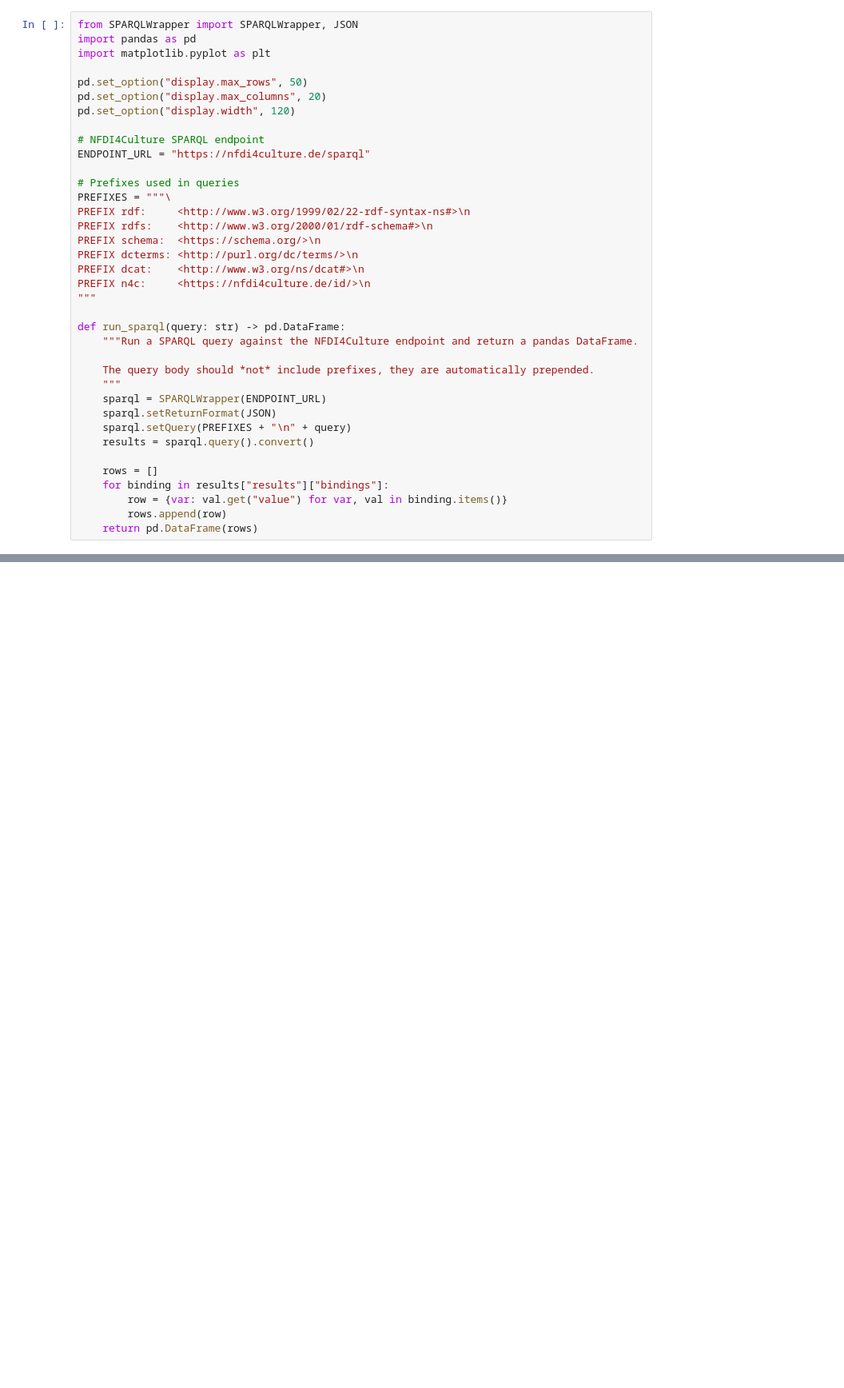
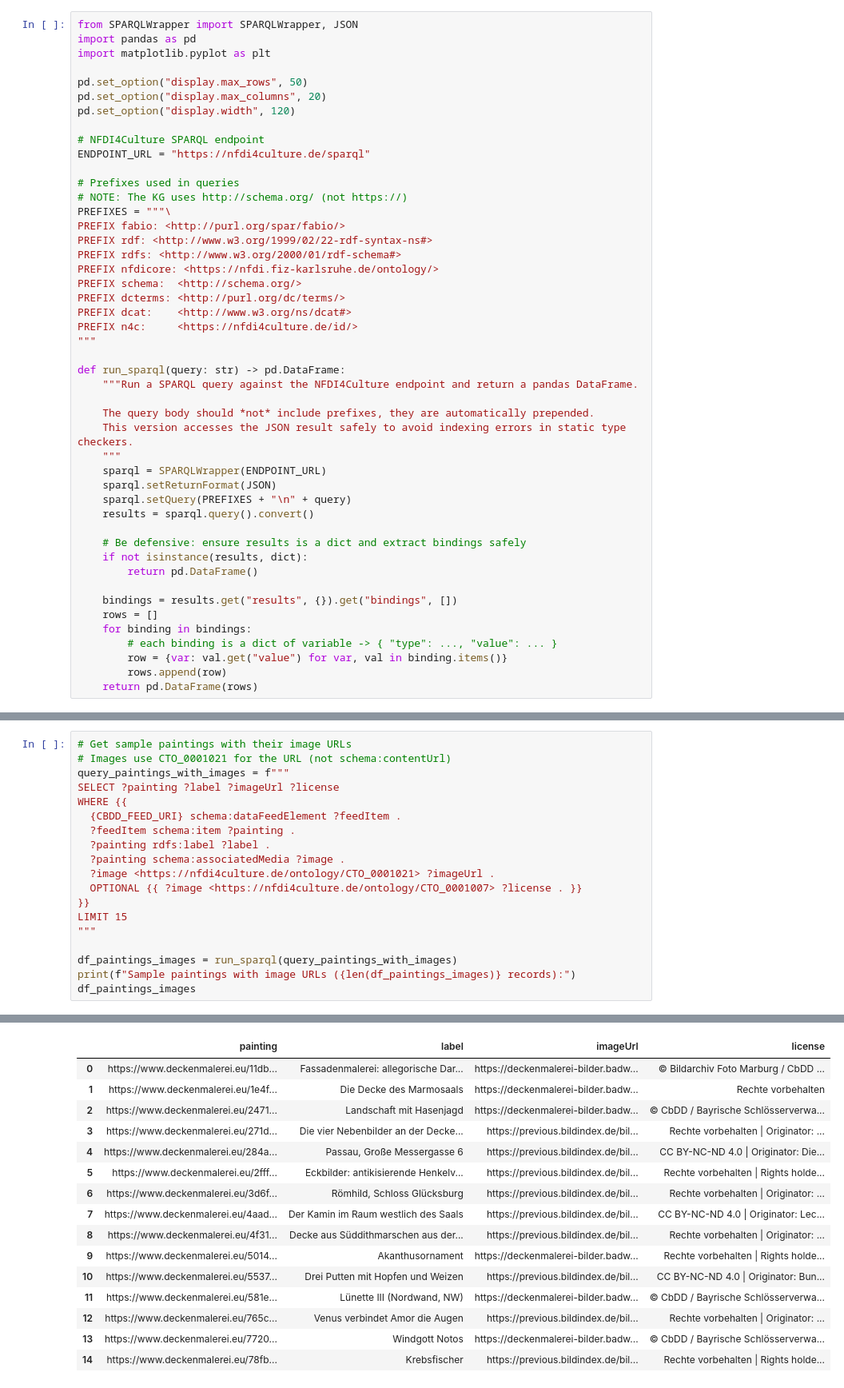
Before and after one commit to ThanosDrossos/DataStories, a Jupyter notebook: DataStory_Baroque.ipynb, the cells around one changed output, grey strips where cells are left out. Shown at 80% size. Cells and saved outputs as stored; diff of their text form; blank space fills up the shorter version.

```diff
--- a/DataStory_Baroque.ipynb
+++ b/DataStory_Baroque.ipynb
@@ -25,27 +28,37 @@ pd.set_option("display.width", 120)
 ENDPOINT_URL = "https://nfdi4culture.de/sparql"
 
 # Prefixes used in queries
+# NOTE: The KG uses http://schema.org/ (not https://)
 PREFIXES = """\
-PREFIX rdf:     <http://www.w3.org/1999/02/22-rdf-syntax-ns#>\n
-PREFIX rdfs:    <http://www.w3.org/2000/01/rdf-schema#>\n
-PREFIX schema:  <https://schema.org/>\n
-PREFIX dcterms: <http://purl.org/dc/terms/>\n
-PREFIX dcat:    <http://www.w3.org/ns/dcat#>\n
-PREFIX n4c:     <https://nfdi4culture.de/id/>\n
+PREFIX fabio: <http://purl.org/spar/fabio/>
+PREFIX rdf: <http://www.w3.org/1999/02/22-rdf-syntax-ns#>
+PREFIX rdfs: <http://www.w3.org/2000/01/rdf-schema#>
+PREFIX nfdicore: <https://nfdi.fiz-karlsruhe.de/ontology/>
+PREFIX schema:  <http://schema.org/>
+PREFIX dcterms: <http://purl.org/dc/terms/>
+PREFIX dcat:    <http://www.w3.org/ns/dcat#>
+PREFIX n4c:     <https://nfdi4culture.de/id/>
 """
 
 def run_sparql(query: str) -> pd.DataFrame:
     """Run a SPARQL query against the NFDI4Culture endpoint and return a pandas DataFrame.
 
     The query body should *not* include prefixes, they are automatically prepended.
+    This version accesses the JSON result safely to avoid indexing errors in static type checkers.
     """
     sparql = SPARQLWrapper(ENDPOINT_URL)
     sparql.setReturnFormat(JSON)
     sparql.setQuery(PREFIXES + "\n" + query)
     results = sparql.query().convert()
 
+    # Be defensive: ensure results is a dict and extract bindings safely
+    if not isinstance(results, dict):
+        return pd.DataFrame()
+
+    bindings = results.get("results", {}).get("bindings", [])
     rows = []
-    for binding in results["results"]["bindings"]:
+    for binding in bindings:
+        # each binding is a dict of variable -> { "type": ..., "value": ... }
         row = {var: val.get("value") for var, val in binding.items()}
         rows.append(row)
     return pd.DataFrame(rows)
@@ -164,0 +576,20 @@ else:
+# %%
+# Get sample paintings with their image URLs
+# Images use CTO_0001021 for the URL (not schema:contentUrl)
+query_paintings_with_images = f"""
+SELECT ?painting ?label ?imageUrl ?license
+WHERE {{
+  {CBDD_FEED_URI} schema:dataFeedElement ?feedItem .
+  ?feedItem schema:item ?painting .
+  ?painting rdfs:label ?label .
+  ?painting schema:associatedMedia ?image .
+  ?image <https://nfdi4culture.de/ontology/CTO_0001021> ?imageUrl .
+  OPTIONAL {{ ?image <https://nfdi4culture.de/ontology/CTO_0001007> ?license . }}
+}}
+LIMIT 15
+"""
+
+df_paintings_images = run_sparql(query_paintings_with_images)
+print(f"Sample paintings with image URLs ({len(df_paintings_images)} records):")
+df_paintings_images
+# %% [output]
@@ -164,0 +597,16 @@ else:
+|  | painting | label | imageUrl | license |
+| 0 | https://www.deckenmalerei.eu/11db... | Fassadenmalerei: allegorische Dar... | https://deckenmalerei-bilder.badw... | © Bildarchiv Foto Marburg / CbDD ... |
+| 1 | https://www.deckenmalerei.eu/1e4f... | Die Decke des Marmosaals | https://deckenmalerei-bilder.badw... | Rechte vorbehalten |
+| 2 | https://www.deckenmalerei.eu/2471... | Landschaft mit Hasenjagd | https://deckenmalerei-bilder.badw... | © CbDD / Bayrische Schlösserverwa... |
+| 3 | https://www.deckenmalerei.eu/271d... | Die vier Nebenbilder an der Decke... | https://previous.bildindex.de/bil... | Rechte vorbehalten | Originator: ... |
+| 4 | https://www.deckenmalerei.eu/284a... | Passau, Große Messergasse 6 | https://previous.bildindex.de/bil... | CC BY-NC-ND 4.0 | Originator: Die... |
+| 5 | https://www.deckenmalerei.eu/2fff... | Eckbilder: antikisierende Henkelv... | https://previous.bildindex.de/bil... | Rechte vorbehalten | Rights holde... |
+| 6 | https://www.deckenmalerei.eu/3d6f... | Römhild, Schloss Glücksburg | https://previous.bildindex.de/bil... | Rechte vorbehalten | Originator: ... |
+| 7 | https://www.deckenmalerei.eu/4aad... | Der Kamin im Raum westlich des Saals | https://previous.bildindex.de/bil... | CC BY-NC-ND 4.0 | Originator: Lec... |
+| 8 | https://www.deckenmalerei.eu/4f31... | Decke aus Süddithmarschen aus der... | https://previous.bildindex.de/bil... | Rechte vorbehalten | Originator: ... |
+| 9 | https://www.deckenmalerei.eu/5014... | Akanthusornament | https://deckenmalerei-bilder.badw... | Rechte vorbehalten | Rights holde... |
+| 10 | https://www.deckenmalerei.eu/5537... | Drei Putten mit Hopfen und Weizen | https://previous.bildindex.de/bil... | CC BY-NC-ND 4.0 | Originator: Bun... |
+| 11 | https://www.deckenmalerei.eu/581e... | Lünette III (Nordwand, NW) | https://deckenmalerei-bilder.badw... | © CbDD / Bayrische Schlösserverwa... |
+| 12 | https://www.deckenmalerei.eu/765c... | Venus verbindet Amor die Augen | https://previous.bildindex.de/bil... | Rechte vorbehalten | Originator: ... |
+| 13 | https://www.deckenmalerei.eu/7720... | Windgott Notos | https://deckenmalerei-bilder.badw... | © CbDD / Bayrische Schlösserverwa... |
+| 14 | https://www.deckenmalerei.eu/78fb... | Krebsfischer | https://previous.bildindex.de/bil... | Rechte vorbehalten | Rights holde... |
```
Also changed, not shown: parts of 26 cells of this notebook, 1 other file.
